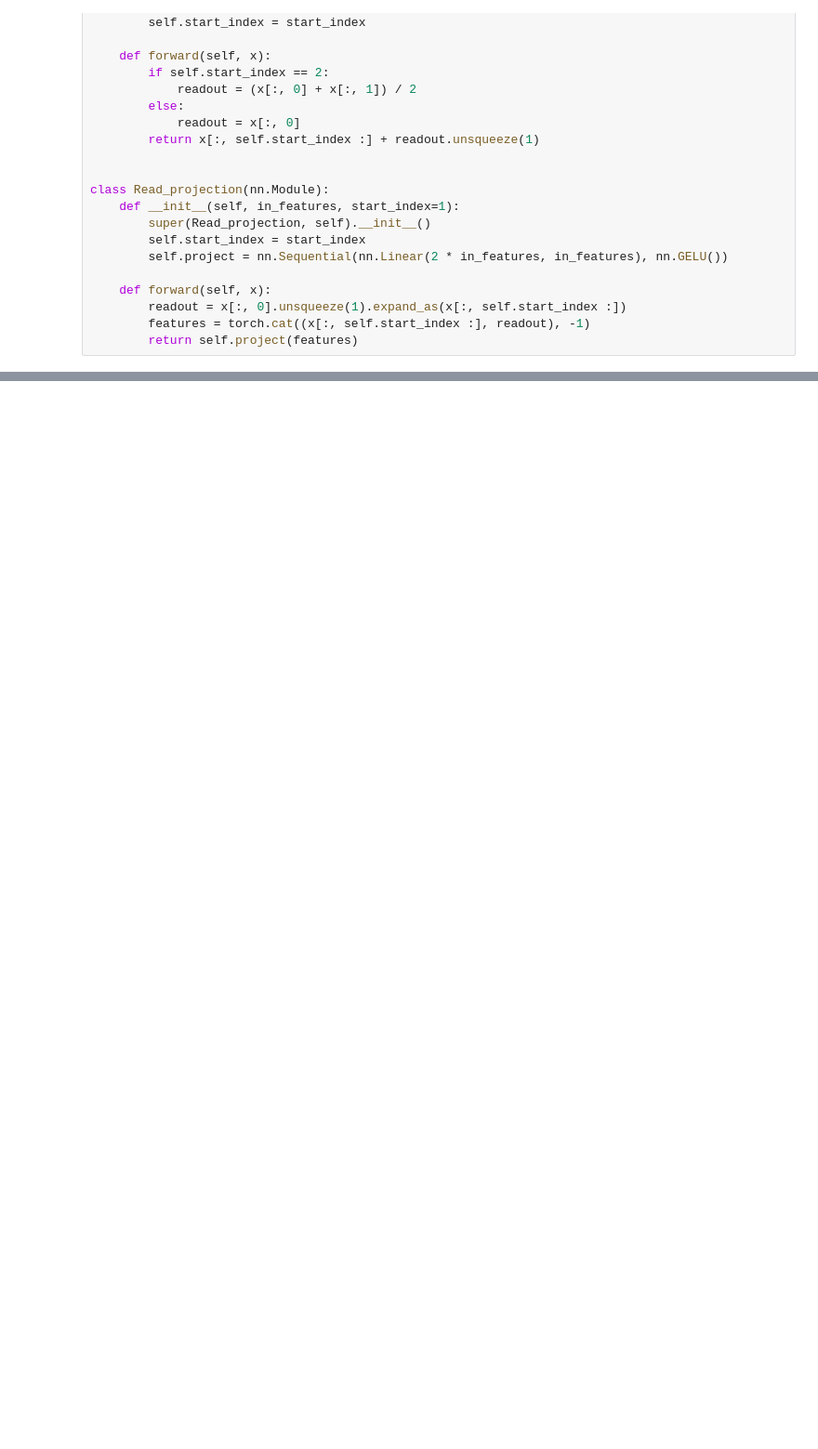
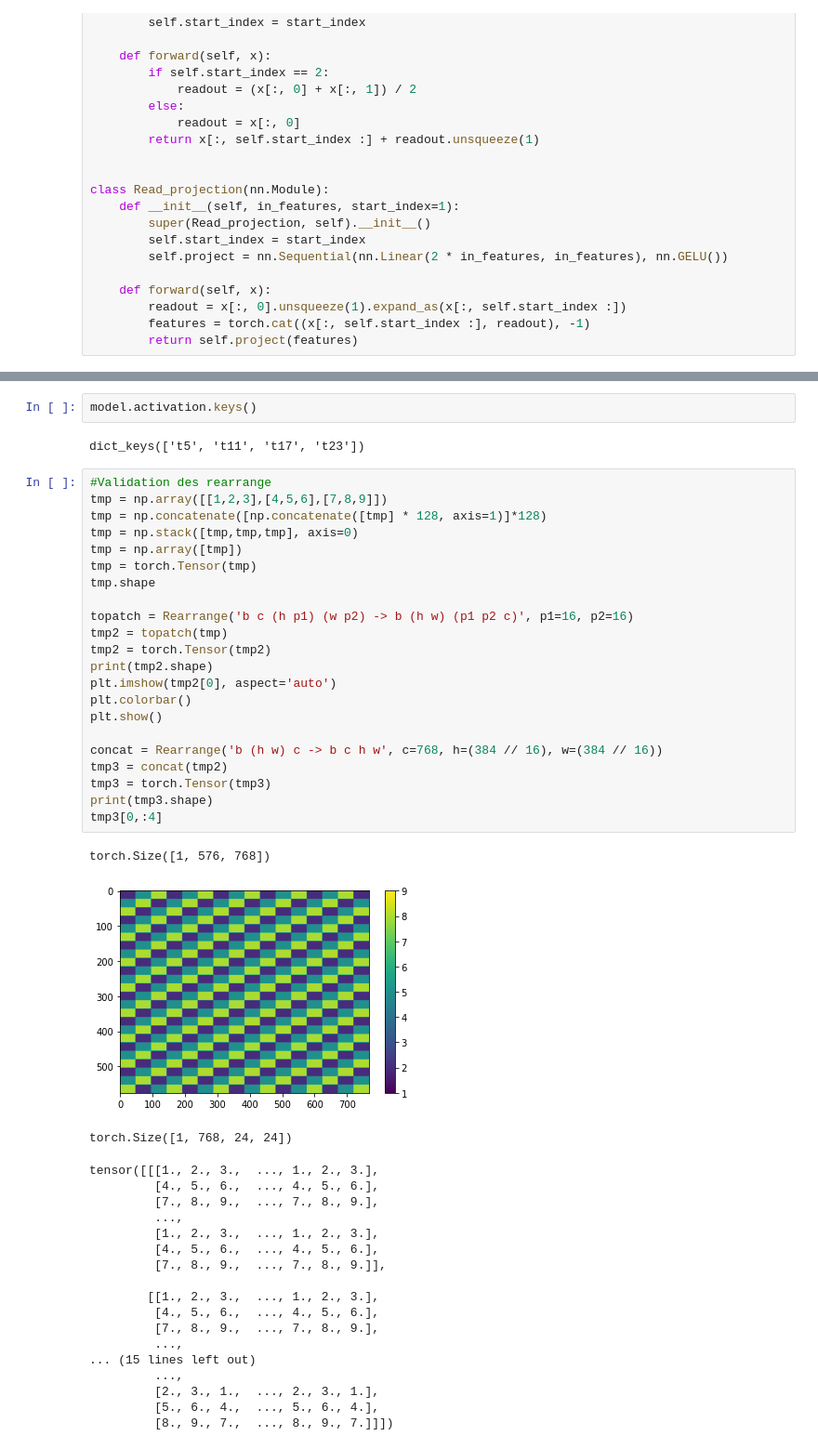
Before and after one commit to antocad/FocusOnDepth, a Jupyter notebook: Model.ipynb, the cells around one changed output, grey strips where cells are left out. Shown at 93% size. Saved outputs shown, nothing was run; the diff lists cells and outputs as text; blank space fills up the shorter version.

```diff
--- a/Model.ipynb
+++ b/Model.ipynb
@@ -189,0 +202,47 @@ torch.Size([4, 256, 72, 72])
+# %%
+model.activation.keys()
+# %% [output]
+dict_keys(['t5', 't11', 't17', 't23'])
+# %%
+#Validation des rearrange
+tmp = np.array([[1,2,3],[4,5,6],[7,8,9]])
+tmp = np.concatenate([np.concatenate([tmp] * 128, axis=1)]*128)
+tmp = np.stack([tmp,tmp,tmp], axis=0)
+tmp = np.array([tmp])
+tmp = torch.Tensor(tmp)
+tmp.shape
+
+topatch = Rearrange('b c (h p1) (w p2) -> b (h w) (p1 p2 c)', p1=16, p2=16)
+tmp2 = topatch(tmp)
+tmp2 = torch.Tensor(tmp2)
+print(tmp2.shape)
+plt.imshow(tmp2[0], aspect='auto')
+plt.colorbar()
+plt.show()
+
+concat = Rearrange('b (h w) c -> b c h w', c=768, h=(384 // 16), w=(384 // 16))
+tmp3 = concat(tmp2)
+tmp3 = torch.Tensor(tmp3)
+print(tmp3.shape)
+tmp3[0,:4]
+# %% [output]
+torch.Size([1, 576, 768])
+[figure, added]
+torch.Size([1, 768, 24, 24])
+tensor([[[1., 2., 3.,  ..., 1., 2., 3.],
+         [4., 5., 6.,  ..., 4., 5., 6.],
+         [7., 8., 9.,  ..., 7., 8., 9.],
+         ...,
+         [1., 2., 3.,  ..., 1., 2., 3.],
+         [4., 5., 6.,  ..., 4., 5., 6.],
+         [7., 8., 9.,  ..., 7., 8., 9.]],
+
+        [[1., 2., 3.,  ..., 1., 2., 3.],
+         [4., 5., 6.,  ..., 4., 5., 6.],
+         [7., 8., 9.,  ..., 7., 8., 9.],
+         ...,
+... (15 lines left out)
+         ...,
+         [2., 3., 1.,  ..., 2., 3., 1.],
+         [5., 6., 4.,  ..., 5., 6., 4.],
+         [8., 9., 7.,  ..., 8., 9., 7.]]])
```
Also changed, not shown: parts of 9 cells of this notebook.
